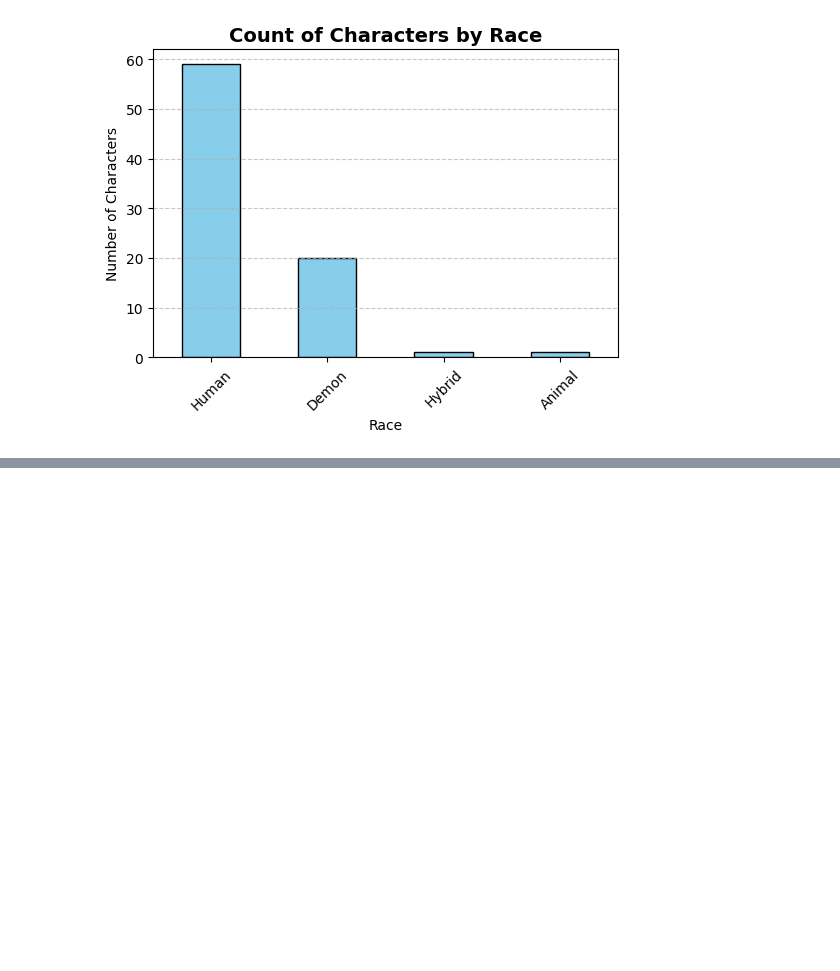
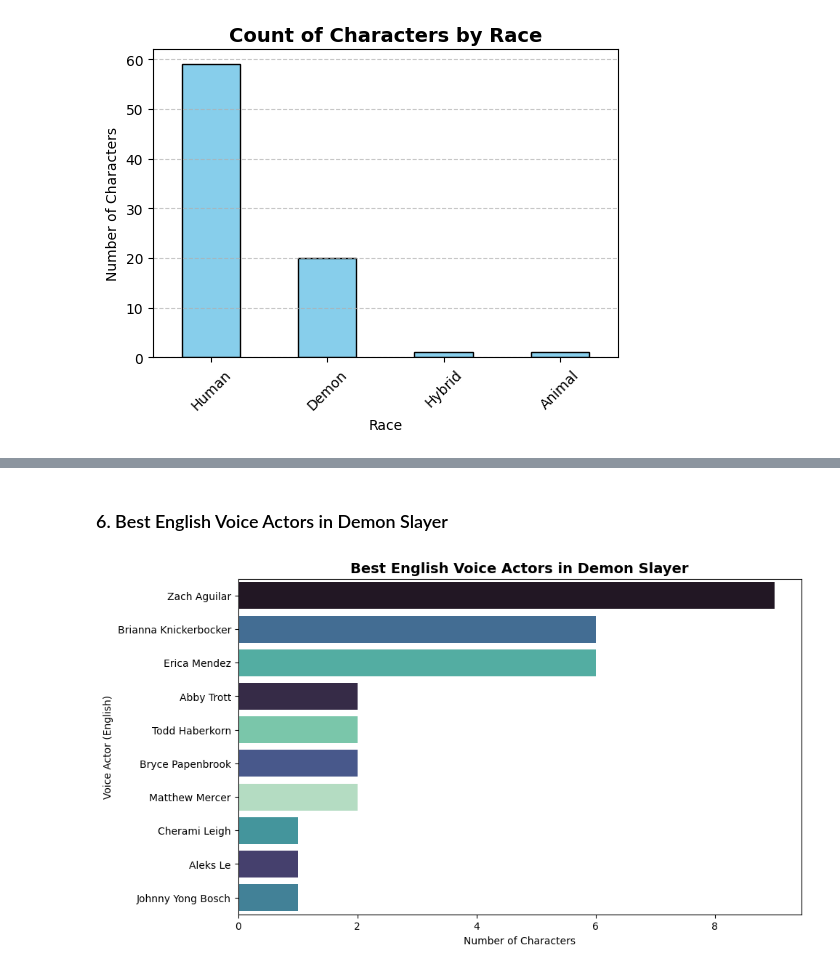
Before and after one commit to lukhi-laksh/Kaggle-Notebooks, a Jupyter notebook: Demon_Slayer_Character_Analysis.ipynb, the cells around one changed output, grey strips where cells are left out. Drawn from its saved outputs; the diff is of its cells as text; code cells hidden in the pictures; blank space fills up the shorter version.

```diff
--- a/Demon_Slayer_Character_Analysis.ipynb
+++ b/Demon_Slayer_Character_Analysis.ipynb
@@ -175,0 +219,27 @@ Name: count, dtype: int64
+# %% [markdown]
+### 6. Best English Voice Actors in Demon Slayer
+# %%
+# Filter out 'None'
+filtered_df_eng = df[df['Voice_Actor_English'] != 'None']
+
+# Take top 10
+top_10_va_eng = filtered_df_eng['Voice_Actor_English'].value_counts().head(10).index
+filtered_df_eng = filtered_df_eng[filtered_df_eng['Voice_Actor_English'].isin(top_10_va_eng)]
+
+# Plot countplot
+plt.figure(figsize=(10,6))
+sns.countplot(
+    data=filtered_df_eng,
+    y='Voice_Actor_English',
+    order=top_10_va_eng,
+    hue='Voice_Actor_English',
+    palette="mako",
+    legend=False
+)
+
+plt.title("Best English Voice Actors in Demon Slayer", fontsize=14, weight='bold')
+plt.xlabel("Number of Characters")
+plt.ylabel("Voice Actor (English)")
+plt.show()
+# %% [output]
+[figure, added]
```
Also changed, not shown: parts of 5 cells of this notebook.
